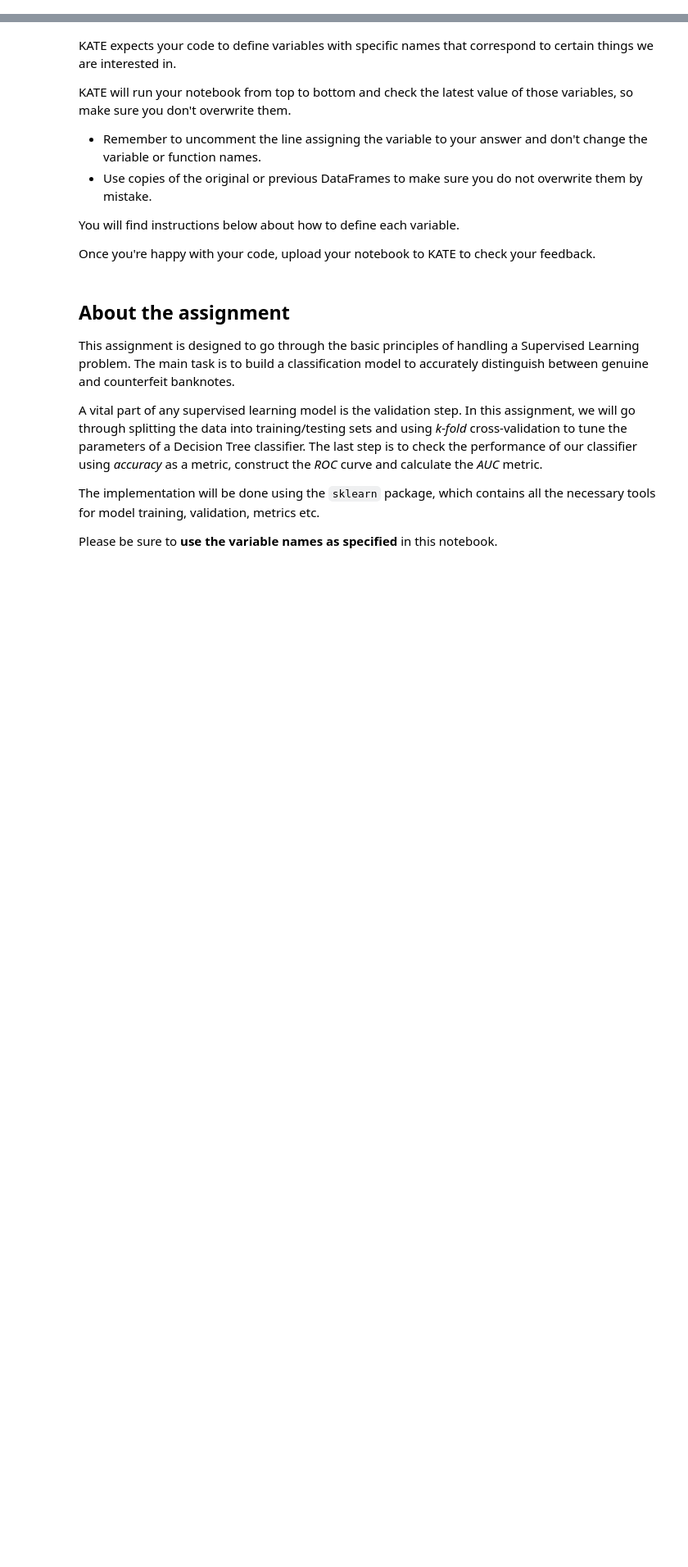
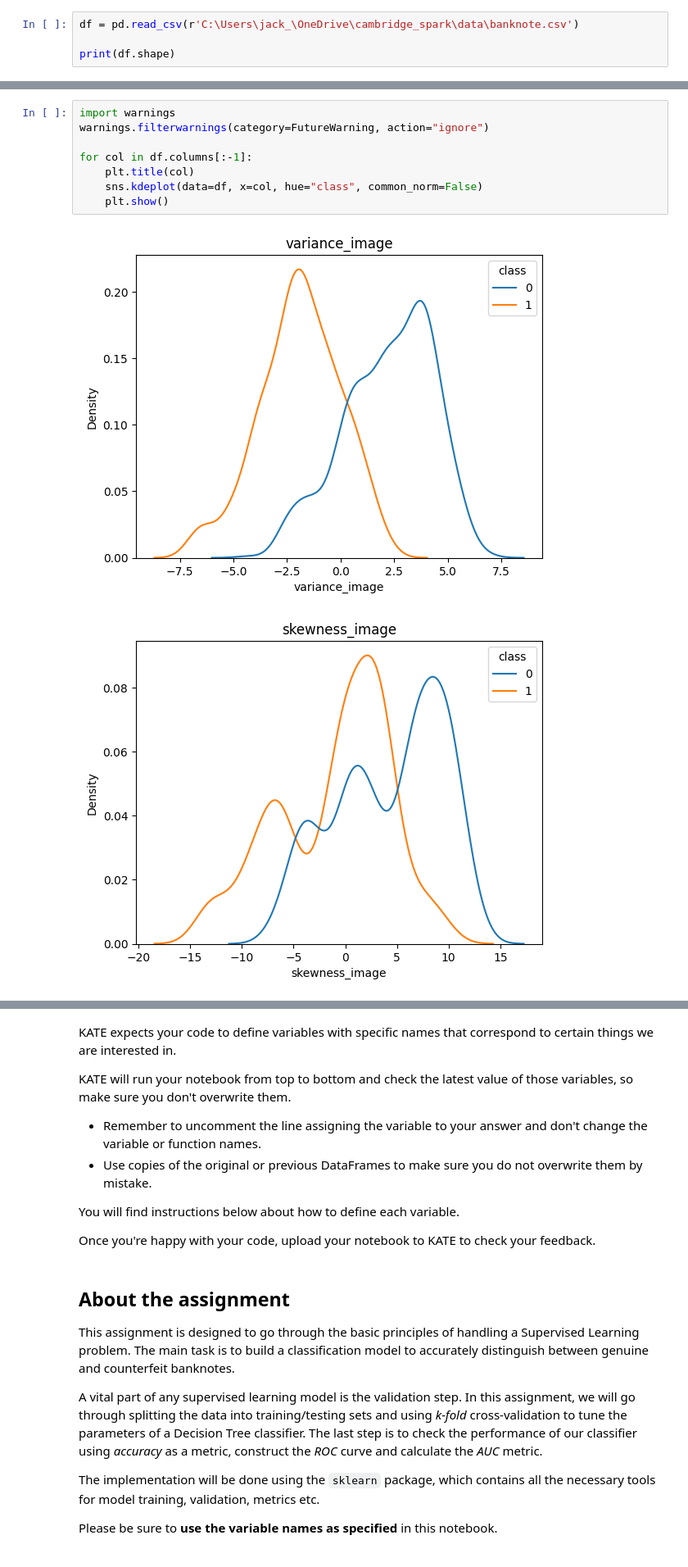
Before and after one commit to JackGreenaway/cambridge_spark, a Jupyter notebook: bootstrapping_model_pred.ipynb, the cells around one changed output, grey strips where cells are left out. Shown at 82% size. Saved outputs shown, nothing was run; the diff lists cells and outputs as text; blank space fills up the shorter version.

```diff
--- a/bootstrapping_model_pred.ipynb
+++ b/bootstrapping_model_pred.ipynb
@@ -2,0 +25,4 @@
+# %%
+df = pd.read_csv(r'C:\Users\jack_\OneDrive\cambridge_spark\data\banknote.csv')
+
+print(df.shape)
@@ -2,0 +57,11 @@
+# %%
+import warnings
+warnings.filterwarnings(category=FutureWarning, action="ignore")
+
+for col in df.columns[:-1]:
+    plt.title(col)
+    sns.kdeplot(data=df, x=col, hue="class", common_norm=False)
+    plt.show()
+# %% [output]
+[figure, added]
+[figure, added]
```
Also changed, not shown: parts of 13 cells of this notebook.
